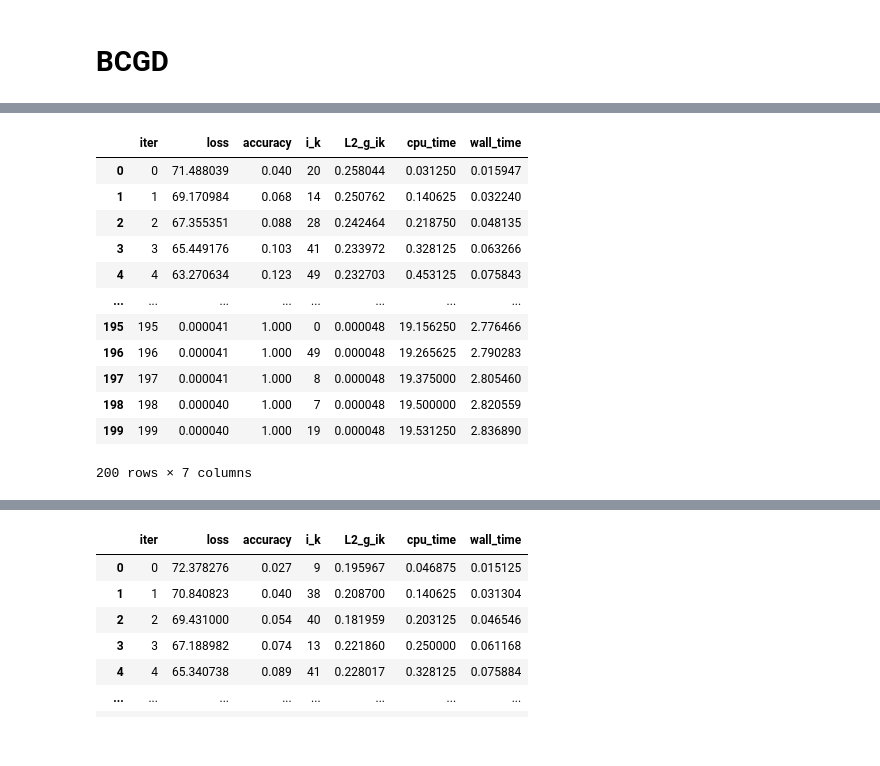
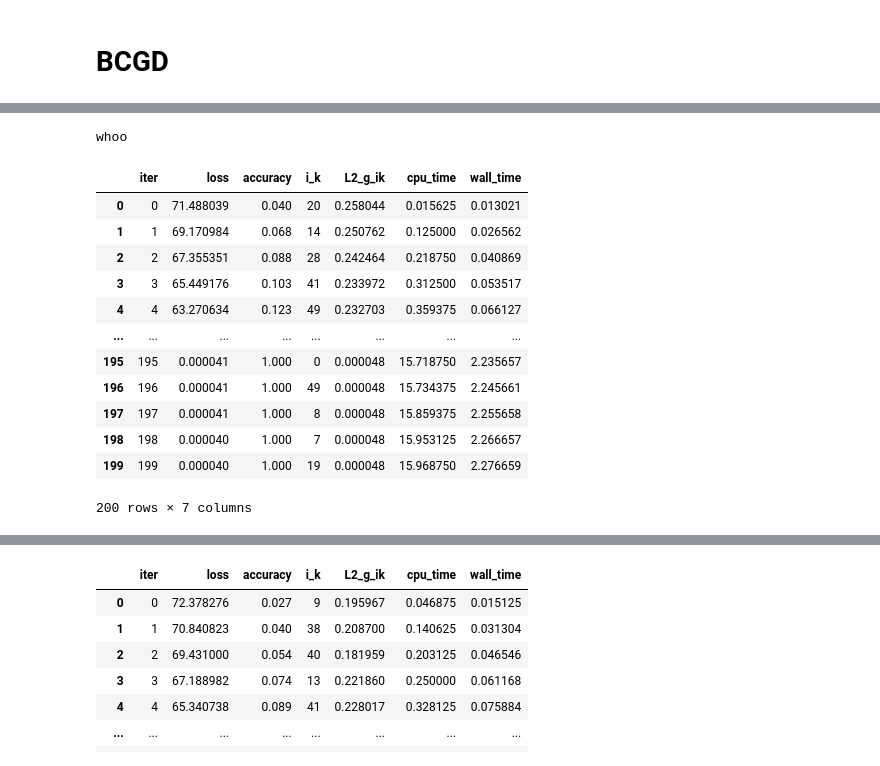
Before and after one commit to Aiecco/BCGD-methods, a Jupyter notebook: HW scratch.ipynb, the cells around one changed output, grey strips where cells are left out. Cells and saved outputs as stored; diff of their text form; code cells hidden in the pictures.

```diff
--- a/HW scratch.ipynb
+++ b/HW scratch.ipynb
@@ -124,7 +124,7 @@ def gs_coord_select(X):
     g_ik = g[:,i_k].reshape((m,1))
     return g_ik, i_k
 
-def coord_step(X0, i_k, g_ik):
+def coord_step(X0, i_k, g_ik, alpha=alpha):
     step = - alpha * g_ik
 
     X_out = X0
@@ -132,8 +132,10 @@ def coord_step(X0, i_k, g_ik):
     return X_out
 
 
+
 # TODO: check optimality condition for early stopping.
-def BCGD(coord_select, max_iter = 100, return_hist = True):
+def BCGD(coord_select, coord_step=coord_step, max_iter = 100, return_hist = True):
+    # X_DEBUG = None
     X_cur = np.copy(X0)
     hist = []
     start_time_p = time.process_time()
@@ -141,7 +143,11 @@ def BCGD(coord_select, max_iter = 100, return_hist = True):
     for iter in range(max_iter):
         hist_iter = {'iter': iter}
         g_ik, i_k = coord_select(X_cur)
-        X_cur = coord_step(X_cur, i_k, g_ik)
+        #X_cur = coord_step(X_cur, i_k, g_ik)
+        coord_step(X_cur, i_k, g_ik)
+        # if iter == 5:
+        #     X_DEBUG = np.copy(X_cur)
+        #     print('whoo')
         if return_hist:
             Z = - A @ X_cur
             hist_iter = {
@@ -155,7 +161,7 @@ def BCGD(coord_select, max_iter = 100, return_hist = True):
                 }
             hist.append(hist_iter)
     if return_hist:
-        return pd.DataFrame(hist)
+        return pd.DataFrame(hist)#, X_DEBUG
     else:
         return
 
@@ -167,19 +173,20 @@ def rand_coord_select(X):
     g_ik = g[:,i_k].reshape((m,1))
     return g_ik, i_k
 # %%
-hist_BCGD_GS_df = BCGD(gs_coord_select, max_iter=200)
+hist_BCGD_GS_df, X_DEBUG = BCGD(gs_coord_select, max_iter=200)
 hist_BCGD_GS_df
 # %% [output]
+whoo
 |  | iter | loss | accuracy | i_k | L2_g_ik | cpu_time | wall_time |
-| 0 | 0 | 71.488039 | 0.040 | 20 | 0.258044 | 0.031250 | 0.015947 |
-| 1 | 1 | 69.170984 | 0.068 | 14 | 0.250762 | 0.140625 | 0.032240 |
-| 2 | 2 | 67.355351 | 0.088 | 28 | 0.242464 | 0.218750 | 0.048135 |
-| 3 | 3 | 65.449176 | 0.103 | 41 | 0.233972 | 0.328125 | 0.063266 |
-| 4 | 4 | 63.270634 | 0.123 | 49 | 0.232703 | 0.453125 | 0.075843 |
+| 0 | 0 | 71.488039 | 0.040 | 20 | 0.258044 | 0.015625 | 0.013021 |
+| 1 | 1 | 69.170984 | 0.068 | 14 | 0.250762 | 0.125000 | 0.026562 |
+| 2 | 2 | 67.355351 | 0.088 | 28 | 0.242464 | 0.218750 | 0.040869 |
+| 3 | 3 | 65.449176 | 0.103 | 41 | 0.233972 | 0.312500 | 0.053517 |
+| 4 | 4 | 63.270634 | 0.123 | 49 | 0.232703 | 0.359375 | 0.066127 |
 | ... | ... | ... | ... | ... | ... | ... | ... |
-| 195 | 195 | 0.000041 | 1.000 | 0 | 0.000048 | 19.156250 | 2.776466 |
-| 196 | 196 | 0.000041 | 1.000 | 49 | 0.000048 | 19.265625 | 2.790283 |
-| 197 | 197 | 0.000041 | 1.000 | 8 | 0.000048 | 19.375000 | 2.805460 |
-| 198 | 198 | 0.000040 | 1.000 | 7 | 0.000048 | 19.500000 | 2.820559 |
-| 199 | 199 | 0.000040 | 1.000 | 19 | 0.000048 | 19.531250 | 2.836890 |
+| 195 | 195 | 0.000041 | 1.000 | 0 | 0.000048 | 15.718750 | 2.235657 |
+| 196 | 196 | 0.000041 | 1.000 | 49 | 0.000048 | 15.734375 | 2.245661 |
+| 197 | 197 | 0.000041 | 1.000 | 8 | 0.000048 | 15.859375 | 2.255658 |
+| 198 | 198 | 0.000040 | 1.000 | 7 | 0.000048 | 15.953125 | 2.266657 |
+| 199 | 199 | 0.000040 | 1.000 | 19 | 0.000048 | 15.968750 | 2.276659 |
-200 rows × 7 columns
+200 rows × 7 columns
```
Also changed, not shown: parts of 4 cells of this notebook.
